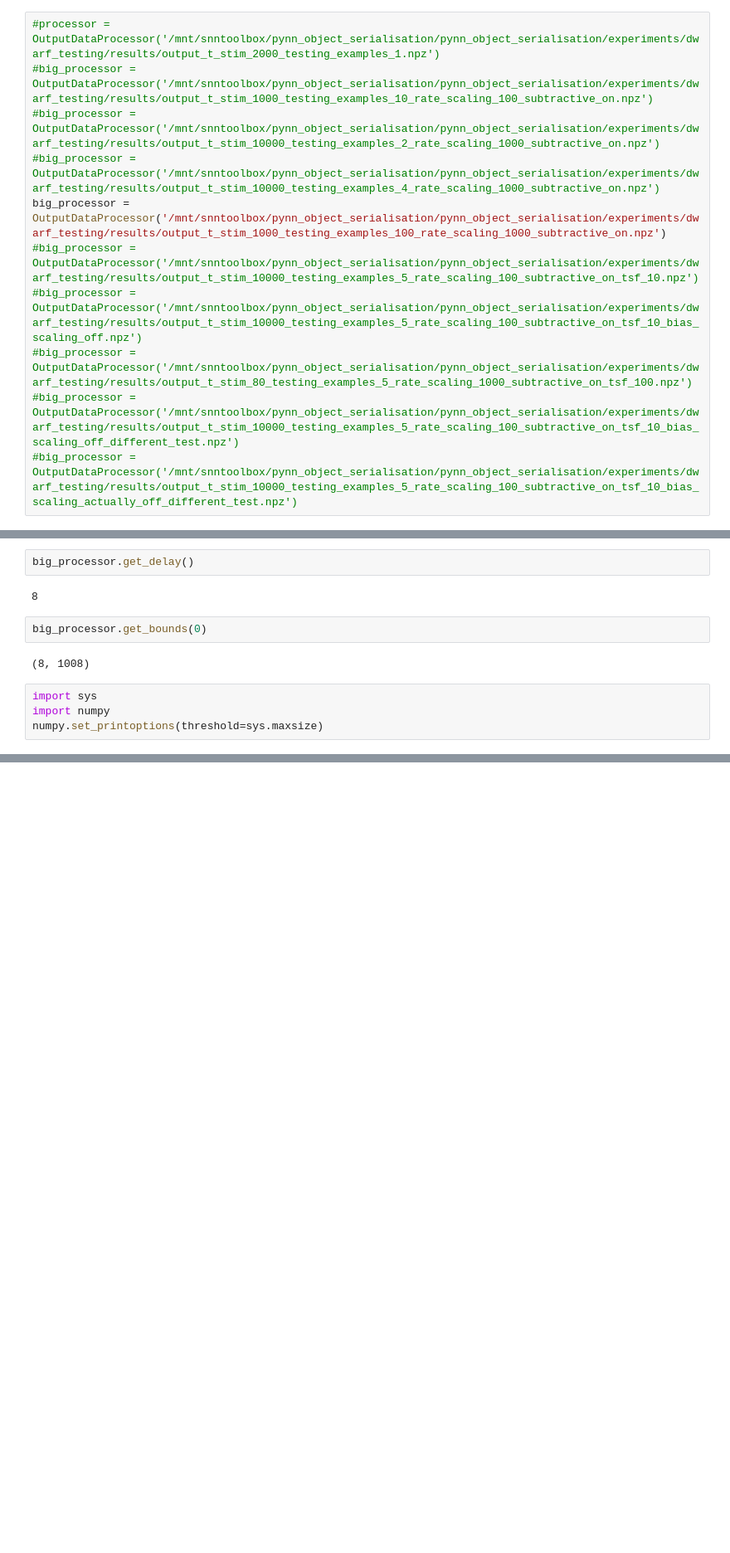
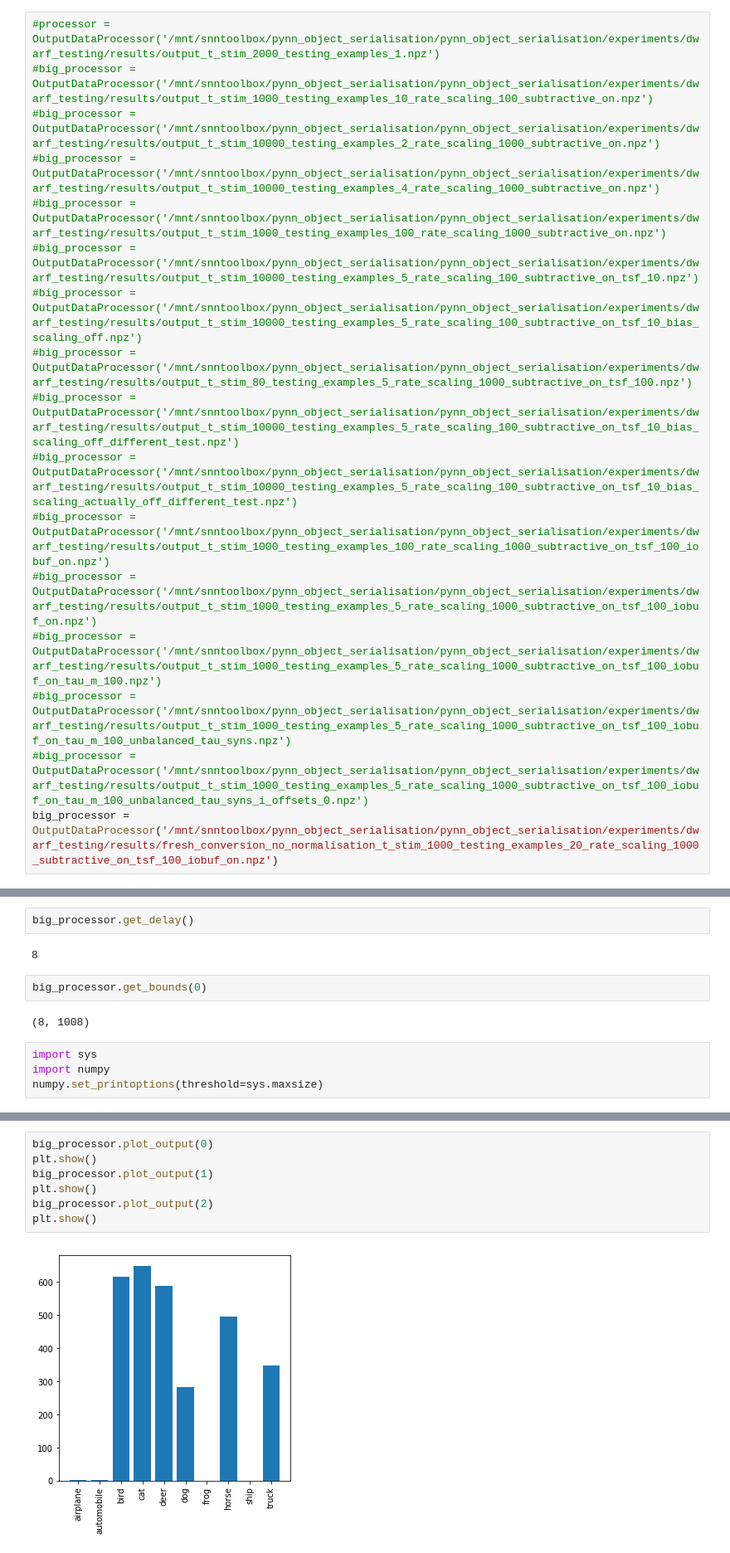
Before and after one commit to pabogdan/pynn_object_serialisation, a Jupyter notebook: pynn_object_serialisation/experiments/dwarf_testing/Output analysis.ipynb, the cells around one changed output, grey strips where cells are left out. Shown: that part at 83% size. Saved outputs shown, nothing was run; the diff lists cells and outputs as text; blank space fills up the shorter version.

```diff
--- a/pynn_object_serialisation/experiments/dwarf_testing/Output analysis.ipynb
+++ b/pynn_object_serialisation/experiments/dwarf_testing/Output analysis.ipynb
@@ -7,12 +7,18 @@ import matplotlib.pyplot as plt
 #big_processor = OutputDataProcessor('/mnt/snntoolbox/pynn_object_serialisation/pynn_object_serialisation/experiments/dwarf_testing/results/output_t_stim_1000_testing_examples_10_rate_scaling_100_subtractive_on.npz')
 #big_processor = OutputDataProcessor('/mnt/snntoolbox/pynn_object_serialisation/pynn_object_serialisation/experiments/dwarf_testing/results/output_t_stim_10000_testing_examples_2_rate_scaling_1000_subtractive_on.npz')
 #big_processor = OutputDataProcessor('/mnt/snntoolbox/pynn_object_serialisation/pynn_object_serialisation/experiments/dwarf_testing/results/output_t_stim_10000_testing_examples_4_rate_scaling_1000_subtractive_on.npz')
-big_processor = OutputDataProcessor('/mnt/snntoolbox/pynn_object_serialisation/pynn_object_serialisation/experiments/dwarf_testing/results/output_t_stim_1000_testing_examples_100_rate_scaling_1000_subtractive_on.npz')
+#big_processor = OutputDataProcessor('/mnt/snntoolbox/pynn_object_serialisation/pynn_object_serialisation/experiments/dwarf_testing/results/output_t_stim_1000_testing_examples_100_rate_scaling_1000_subtractive_on.npz')
 #big_processor = OutputDataProcessor('/mnt/snntoolbox/pynn_object_serialisation/pynn_object_serialisation/experiments/dwarf_testing/results/output_t_stim_10000_testing_examples_5_rate_scaling_100_subtractive_on_tsf_10.npz')
 #big_processor = OutputDataProcessor('/mnt/snntoolbox/pynn_object_serialisation/pynn_object_serialisation/experiments/dwarf_testing/results/output_t_stim_10000_testing_examples_5_rate_scaling_100_subtractive_on_tsf_10_bias_scaling_off.npz')
 #big_processor = OutputDataProcessor('/mnt/snntoolbox/pynn_object_serialisation/pynn_object_serialisation/experiments/dwarf_testing/results/output_t_stim_80_testing_examples_5_rate_scaling_1000_subtractive_on_tsf_100.npz')
 #big_processor = OutputDataProcessor('/mnt/snntoolbox/pynn_object_serialisation/pynn_object_serialisation/experiments/dwarf_testing/results/output_t_stim_10000_testing_examples_5_rate_scaling_100_subtractive_on_tsf_10_bias_scaling_off_different_test.npz')
 #big_processor = OutputDataProcessor('/mnt/snntoolbox/pynn_object_serialisation/pynn_object_serialisation/experiments/dwarf_testing/results/output_t_stim_10000_testing_examples_5_rate_scaling_100_subtractive_on_tsf_10_bias_scaling_actually_off_different_test.npz')
+#big_processor = OutputDataProcessor('/mnt/snntoolbox/pynn_object_serialisation/pynn_object_serialisation/experiments/dwarf_testing/results/output_t_stim_1000_testing_examples_100_rate_scaling_1000_subtractive_on_tsf_100_iobuf_on.npz')
+#big_processor = OutputDataProcessor('/mnt/snntoolbox/pynn_object_serialisation/pynn_object_serialisation/experiments/dwarf_testing/results/output_t_stim_1000_testing_examples_5_rate_scaling_1000_subtractive_on_tsf_100_iobuf_on.npz')
+#big_processor = OutputDataProcessor('/mnt/snntoolbox/pynn_object_serialisation/pynn_object_serialisation/experiments/dwarf_testing/results/output_t_stim_1000_testing_examples_5_rate_scaling_1000_subtractive_on_tsf_100_iobuf_on_tau_m_100.npz')
+#big_processor = OutputDataProcessor('/mnt/snntoolbox/pynn_object_serialisation/pynn_object_serialisation/experiments/dwarf_testing/results/output_t_stim_1000_testing_examples_5_rate_scaling_1000_subtractive_on_tsf_100_iobuf_on_tau_m_100_unbalanced_tau_syns.npz')
+#big_processor = OutputDataProcessor('/mnt/snntoolbox/pynn_object_serialisation/pynn_object_serialisation/experiments/dwarf_testing/results/output_t_stim_1000_testing_examples_5_rate_scaling_1000_subtractive_on_tsf_100_iobuf_on_tau_m_100_unbalanced_tau_syns_i_offsets_0.npz')
+big_processor = OutputDataProcessor('/mnt/snntoolbox/pynn_object_serialisation/pynn_object_serialisation/experiments/dwarf_testing/results/fresh_conversion_no_normalisation_t_stim_1000_testing_examples_20_rate_scaling_1000_subtractive_on_tsf_100_iobuf_on.npz')
 # %% [output]
 Final bin cut off.
 # %%
@@ -96,0 +125,9 @@ np.max(big_processor.get_rates(big_output, 30))
+# %%
+big_processor.plot_output(0)
+plt.show()
+big_processor.plot_output(1)
+plt.show()
+big_processor.plot_output(2)
+plt.show()
+# %% [output]
+[figure, added]
```
Also changed, not shown: parts of 19 cells of this notebook, 3 other files.
